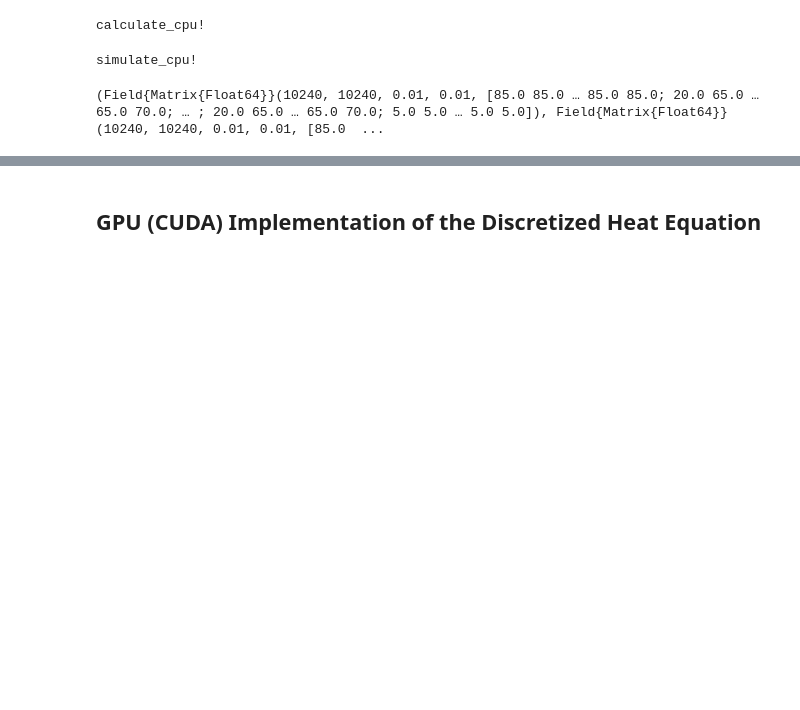
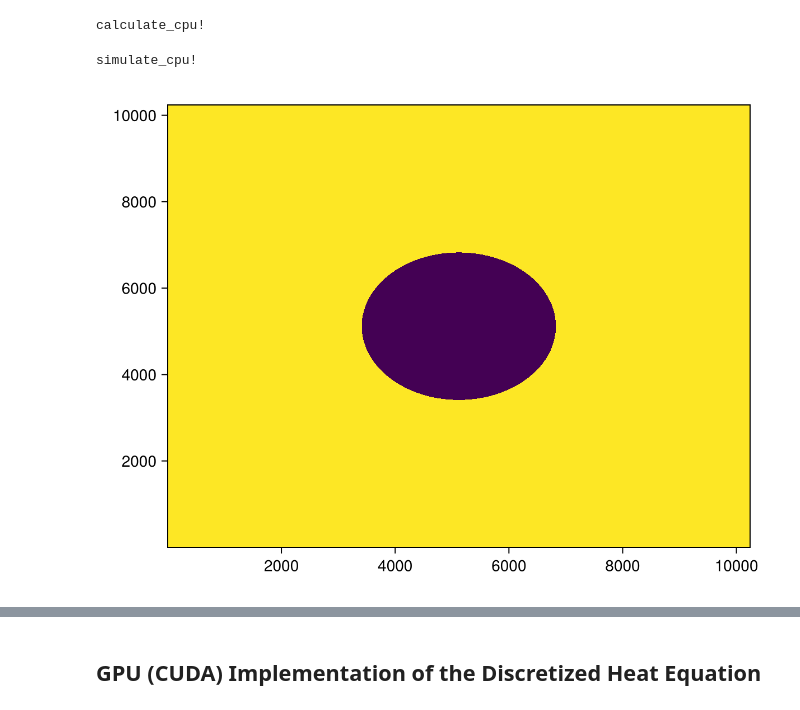
Before and after one commit to JuliaParallel/julia-hpc-tutorial-sc24, a Jupyter notebook: parts/gpu/stencil.ipynb, the cells around one changed output, grey strips where cells are left out. Cells and saved outputs as stored; diff of their text form; code cells hidden in the pictures; blank space fills up the shorter version.

```diff
--- a/parts/gpu/stencil.ipynb
+++ b/parts/gpu/stencil.ipynb
@@ -153,3 +135,17 @@ Field
 # %%
 # extend deepcopy to new type
 Base.deepcopy(f::Field) = Field(f.nx, f.ny, f.dx, f.dy, deepcopy(f.data))
+# %%
+# heatmap plotting helper
+function show_heatmap(field::Field)
+    # Copy to CPU, if necessary
+    data_raw = Matrix(field.data)
+
+    # Slice out ghost regions
+    data = data_raw[begin+1:end-1,begin+1:end-1]
+
+    # Generate and display a heatmap
+    display(heatmap(data))
+
+    return
+end
@@ -162,7 +160,6 @@ a simulation by creating two fields, previous and current, which hold the initia
 temperature distributions along with boundary conditions.
 """
 function initialize(nx = 1000, ny = 1000, arraytype = Matrix)
-
     data = zeros(nx+2, ny+2)
 
     # generate a field with boundary conditions
@@ -179,7 +176,7 @@ function initialize(nx = 1000, ny = 1000, arraytype = Matrix)
 
     current = Base.deepcopy(previous)
 
-    return previous, current
+    return current, previous
 end
 # %% [output]
 initialize
@@ -315,8 +313,10 @@ simulate_cpu!
 # %%
 # initialize current and previous states to the same state
 curr, prev = initialize(nx, ny)
+
+show_heatmap(curr)
 # %% [output]
-(Field{Matrix{Float64}}(10240, 10240, 0.01, 0.01, [85.0 85.0 … 85.0 85.0; 20.0 65.0 … 65.0 70.0; … ; 20.0 65.0 … 65.0 70.0; 5.0 5.0 … 5.0 5.0]), Field{Matrix{Float64}}(10240, 10240, 0.01, 0.01, [85.0  ...
+[figure, added]
 # %%
 # simulate temperature evolution for nsteps
 @time simulate_cpu!(curr, prev, nsteps)
```
Also changed, not shown: parts of 29 cells of this notebook, 2 other files.
